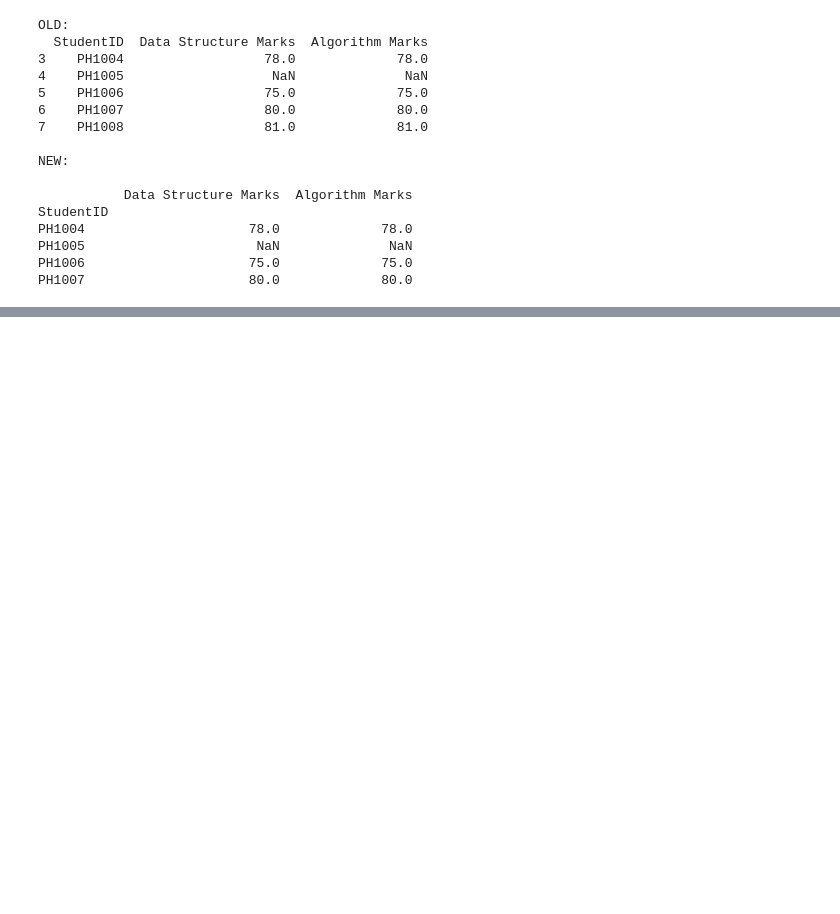
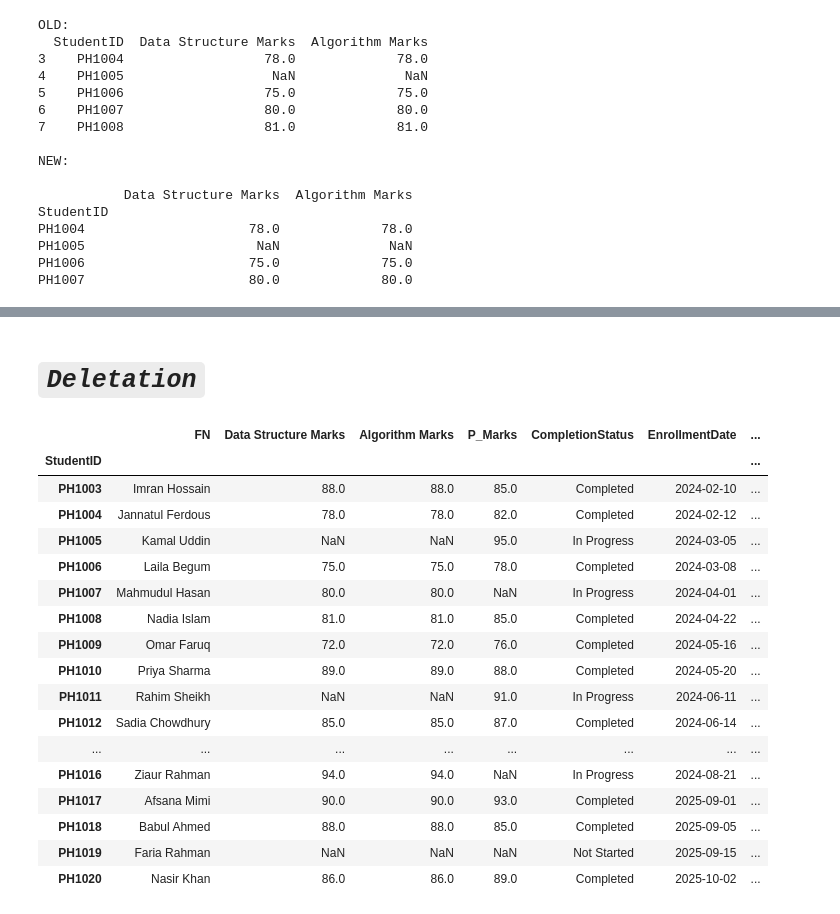
Before and after one commit to joygoswaminiloy2023-droid/AI-ML, a Jupyter notebook: Pandas.ipynb, the cells around one changed output, grey strips where cells are left out. Cells and saved outputs as stored; diff of their text form; code cells hidden in the pictures; blank space fills up the shorter version.

Commit message:
Deletation

```diff
--- a/Pandas.ipynb
+++ b/Pandas.ipynb
@@ -410,0 +437,25 @@ PH1007                     80.0             80.0
+# %% [markdown]
+# ***`Deletation`***
+# %%
+#row Delete
+df_ind.drop("PH1002",inplace=True)
+df_ind
+# %% [output]
+|  | FN | Data Structure Marks | Algorithm Marks | P_Marks | CompletionStatus | EnrollmentDate | ... |
+| StudentID |  |  |  |  |  |  | ... |
+| PH1003 | Imran Hossain | 88.0 | 88.0 | 85.0 | Completed | 2024-02-10 | ... |
+| PH1004 | Jannatul Ferdous | 78.0 | 78.0 | 82.0 | Completed | 2024-02-12 | ... |
+| PH1005 | Kamal Uddin | NaN | NaN | 95.0 | In Progress | 2024-03-05 | ... |
+| PH1006 | Laila Begum | 75.0 | 75.0 | 78.0 | Completed | 2024-03-08 | ... |
+| PH1007 | Mahmudul Hasan | 80.0 | 80.0 | NaN | In Progress | 2024-04-01 | ... |
+| PH1008 | Nadia Islam | 81.0 | 81.0 | 85.0 | Completed | 2024-04-22 | ... |
+| PH1009 | Omar Faruq | 72.0 | 72.0 | 76.0 | Completed | 2024-05-16 | ... |
+| PH1010 | Priya Sharma | 89.0 | 89.0 | 88.0 | Completed | 2024-05-20 | ... |
+| PH1011 | Rahim Sheikh | NaN | NaN | 91.0 | In Progress | 2024-06-11 | ... |
+| PH1012 | Sadia Chowdhury | 85.0 | 85.0 | 87.0 | Completed | 2024-06-14 | ... |
+| ... | ... | ... | ... | ... | ... | ... | ... |
+| PH1016 | Ziaur Rahman | 94.0 | 94.0 | NaN | In Progress | 2024-08-21 | ... |
+| PH1017 | Afsana Mimi | 90.0 | 90.0 | 93.0 | Completed | 2025-09-01 | ... |
+| PH1018 | Babul Ahmed | 88.0 | 88.0 | 85.0 | Completed | 2025-09-05 | ... |
+| PH1019 | Faria Rahman | NaN | NaN | NaN | Not Started | 2025-09-15 | ... |
+| PH1020 | Nasir Khan | 86.0 | 86.0 | 89.0 | Completed | 2025-10-02 | ... |
```
Also changed, not shown: parts of 2 cells of this notebook.
